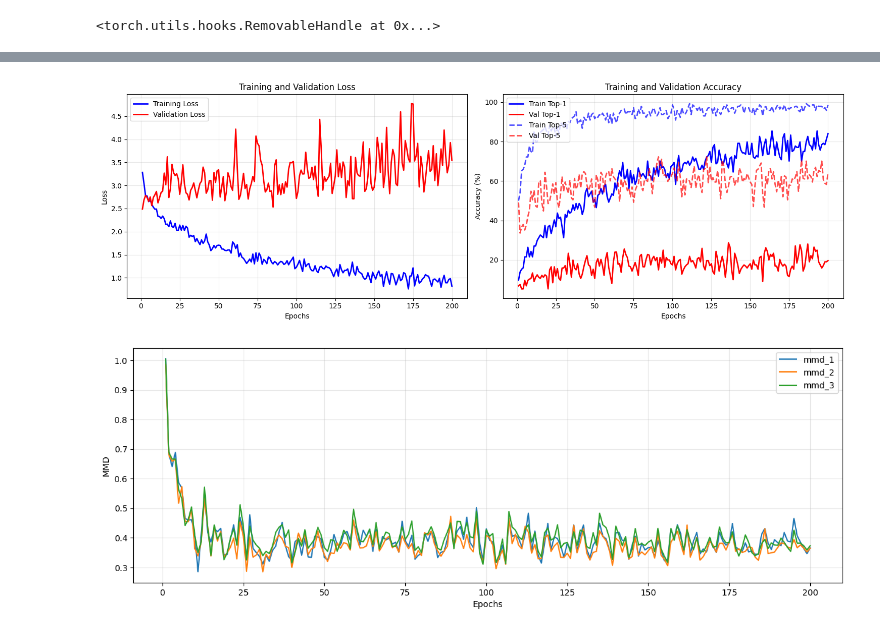
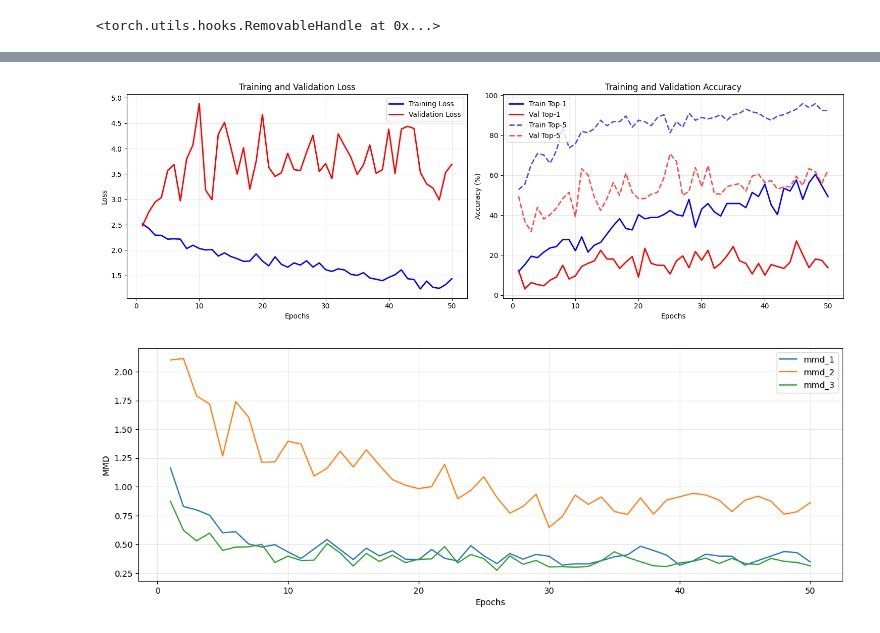
Before and after one commit to DenisIndenbom/computer_vision_laboratory, a Jupyter notebook: ResNet-mmd-training.ipynb, the cells around one changed output, grey strips where cells are left out. Saved outputs shown, nothing was run; the diff lists cells and outputs as text; code cells hidden in the pictures.

```diff
--- a/ResNet-mmd-training.ipynb
+++ b/ResNet-mmd-training.ipynb
@@ -262,9 +266,9 @@ Epoch  12 | Train acc1: 28.4722 | Train acc5: 81.2500 | Train mmd: 0.3865 | Trai
 # %%
-plot_training_metrics(metrics)  # type: ignore
+plot_training_metrics(metrics_2)  # type: ignore
 # %% [output]
-[figure, old version]
+[figure, new version]
 # %%
-epochs = range(1, 201)
+epochs = range(1, 51)
 fig, ax1 = plt.subplots(1, figsize=(15, 5))
 ax1.plot(epochs, metrics['train_mmd'], label='mmd_1')  # type: ignore
 ax1.plot(epochs, metrics_2['train_mmd'], label='mmd_2')  # type: ignore
@@ -274,4 +278,4 @@ ax1.set_ylabel('MMD')
 ax1.legend()
 ax1.grid(True, alpha=0.3)
 # %% [output]
-[figure, old version]
+[figure, new version]
```
Also changed, not shown: parts of 2 cells of this notebook, 1 other file.
